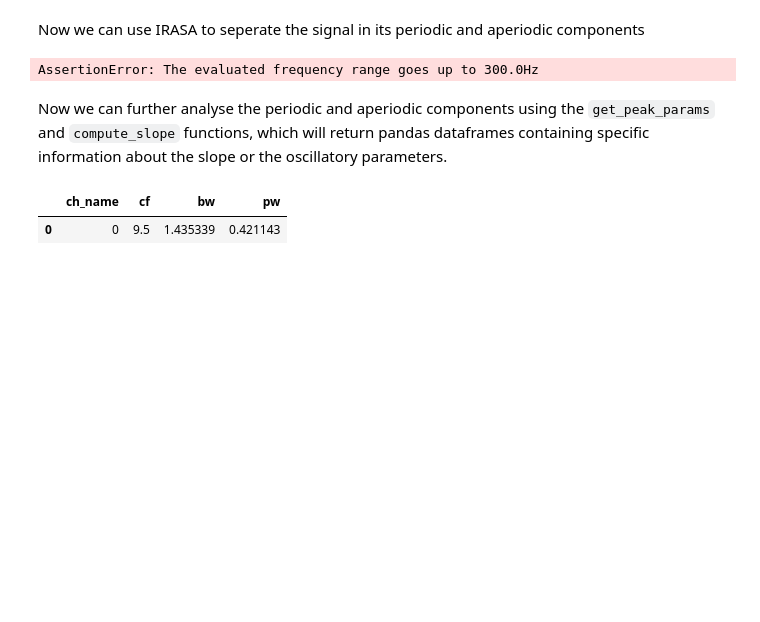
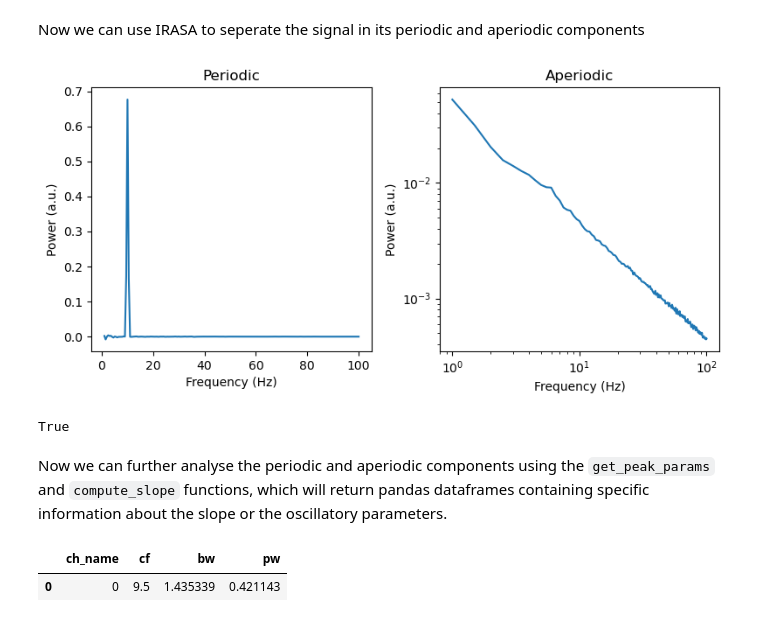
Before and after one commit to schmidtfa/pyrasa, a Jupyter notebook: examples/basic_functionality.ipynb, the cells around one changed output. Cells and saved outputs as stored; diff of their text form; code cells hidden in the pictures; blank space fills up the shorter version.

```diff
--- a/examples/basic_functionality.ipynb
+++ b/examples/basic_functionality.ipynb
@@ -42,27 +42,33 @@ Now we can use IRASA to seperate the signal in its periodic and aperiodic compon
 # %%
 from pyrasa.irasa import irasa
 
 freq_irasa, psd_ap, psd_p = irasa(sig,
                                   fs=fs,
-                                  band=(1, 150),
+                                  band=(1, 100),
                                   irasa_kwargs={'nperseg': duration*fs,
                                                 'noverlap': duration*fs*overlap
                                             },
                                   hset_info=(1, 2, 0.05))
 
 f, axes = plt.subplots(ncols=2, figsize=(8, 4))
 axes[0].set_title('Periodic')
 axes[0].plot(freq_irasa, psd_p[0,:])
 axes[0].set_ylabel('Power (a.u.)')
 axes[0].set_xlabel('Frequency (Hz)')
 axes[1].set_title('Aperiodic')
 axes[1].loglog(freq_irasa, psd_ap[0,:])
 axes[1].set_ylabel('Power (a.u.)')
 axes[1].set_xlabel('Frequency (Hz)')
 
 f.tight_layout()
 # %% [output]
-AssertionError: The evaluated frequency range goes up to 300.0Hz
+[figure, added]
+# %%
+int(freq_irasa[0]) == 1
+
+bool(np.logical_and(freq_irasa[0] == 1, freq_irasa[-1] == 100))
+# %% [output]
+True
 # %% [markdown]
 Now we can further analyse the periodic and aperiodic components using the `get_peak_params` and `compute_slope` functions, which will return pandas dataframes containing specific information about the slope or the oscillatory parameters.
 # %%
```
Also changed, not shown: parts of 1 cell of this notebook, 13 other files.
